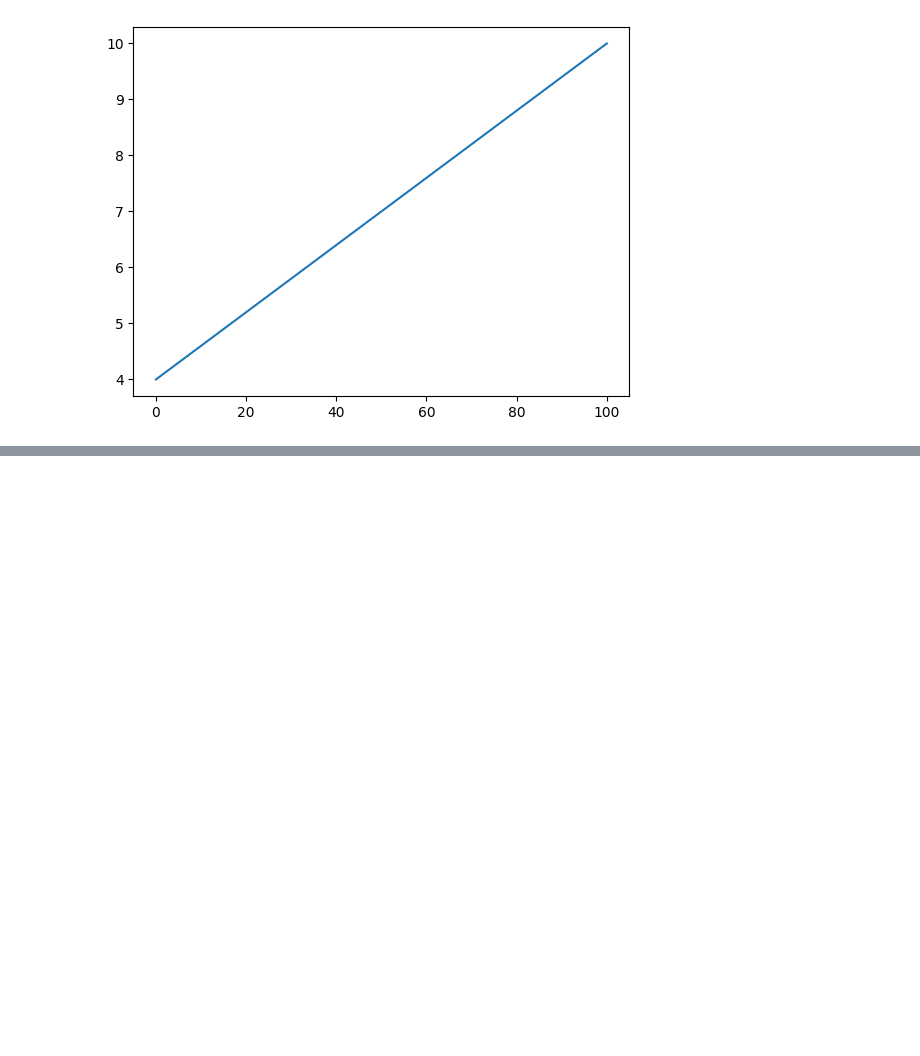
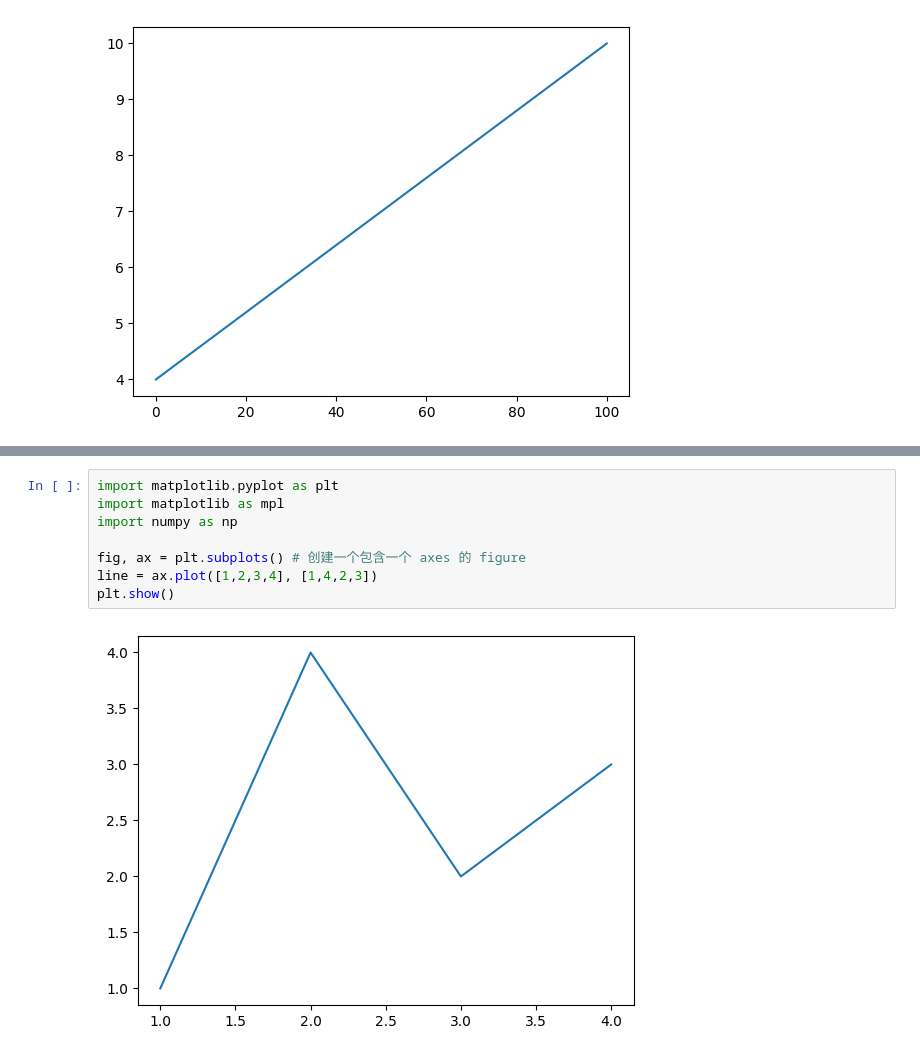
Before and after one commit to xiaotupo-com/jupyter_workspace, a Jupyter notebook: matplotlib.ipynb, the cells around one changed output, grey strips where cells are left out. Saved outputs shown, nothing was run; the diff lists cells and outputs as text; blank space fills up the shorter version.

```diff
--- a/matplotlib.ipynb
+++ b/matplotlib.ipynb
@@ -11,0 +53,10 @@ plt.show()
+# %%
+import matplotlib.pyplot as plt
+import matplotlib as mpl
+import numpy as np
+
+fig, ax = plt.subplots() # 创建一个包含一个 axes 的 figure
+line = ax.plot([1,2,3,4], [1,4,2,3])
+plt.show()
+# %% [output]
+[figure, added]
```
Also changed, not shown: parts of 11 cells of this notebook, 1 other file.
